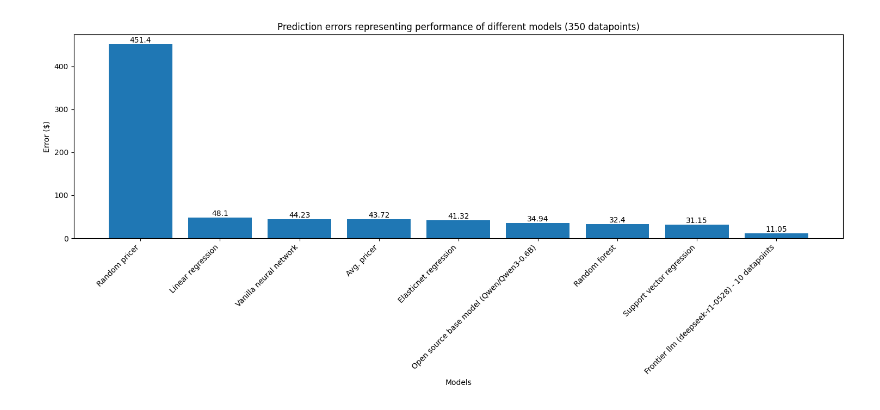
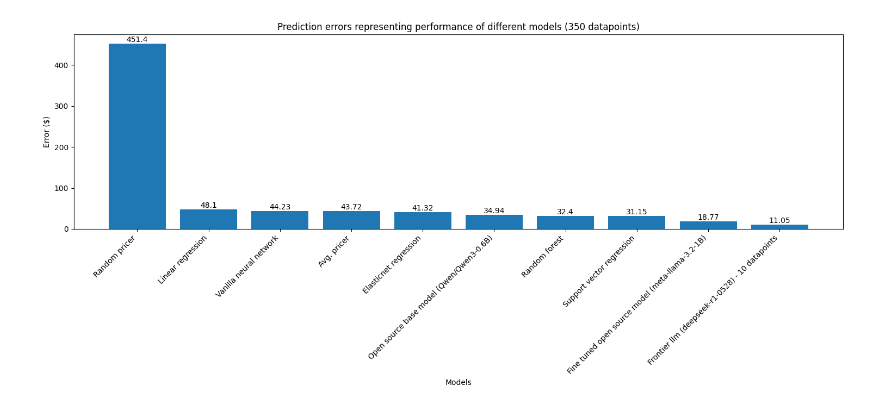
Before and after one commit to rushil180101/ai-pricer, a Jupyter notebook: arena/results.ipynb, the cells around one changed output. Saved outputs shown, nothing was run; the diff lists cells and outputs as text; code cells hidden in the pictures.

Commit message:
AI Pricer - Added results for fine tuned open source model

```diff
--- a/arena/results.ipynb
+++ b/arena/results.ipynb
@@ -11,32 +11,33 @@ data = {
     "Vanilla neural network": 44.23,
     "Frontier llm (deepseek-r1-0528) - 10 datapoints": 11.05,
     "Open source base model (Qwen/Qwen3-0.6B)": 34.94,
+    "Fine tuned open source model (meta-llama-3.2-1B)": 18.77,
 }
 
 data = dict(sorted(data.items(), key=lambda item: item[1], reverse=True))
 
 names = list(data.keys())
 values = list(data.values())
 
 plt.figure(figsize=(15, 7))
 bars = plt.bar(names, values)
 plt.xlabel("Models")
 plt.ylabel("Error ($)")
 plt.title(
     "Prediction errors representing performance of different models (350 datapoints)"
 )
 plt.xticks(rotation=45, ha="right")
 plt.tight_layout()
 
 # Add values for readability
 for bar in bars:
     height = bar.get_height()
     plt.text(
         bar.get_x() + bar.get_width() / 2, height, f"{height}", ha="center", va="bottom"
     )
 
 plt.savefig("model_comparison_results.png", bbox_inches="tight")
 plt.show()
 plt.close()
 # %% [output]
-[figure, old version]
+[figure, new version]
```
Also changed, not shown: 4 other files.
